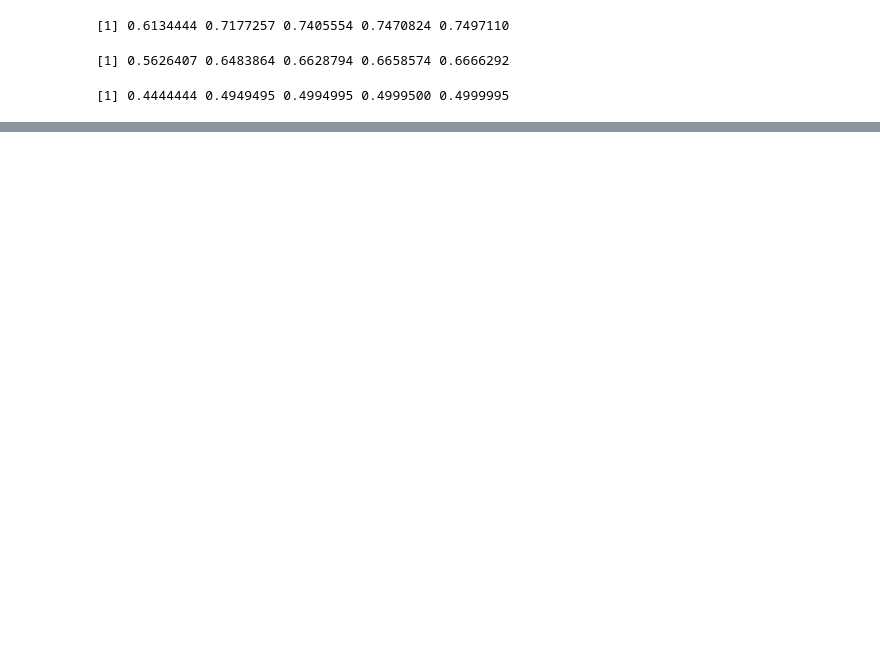
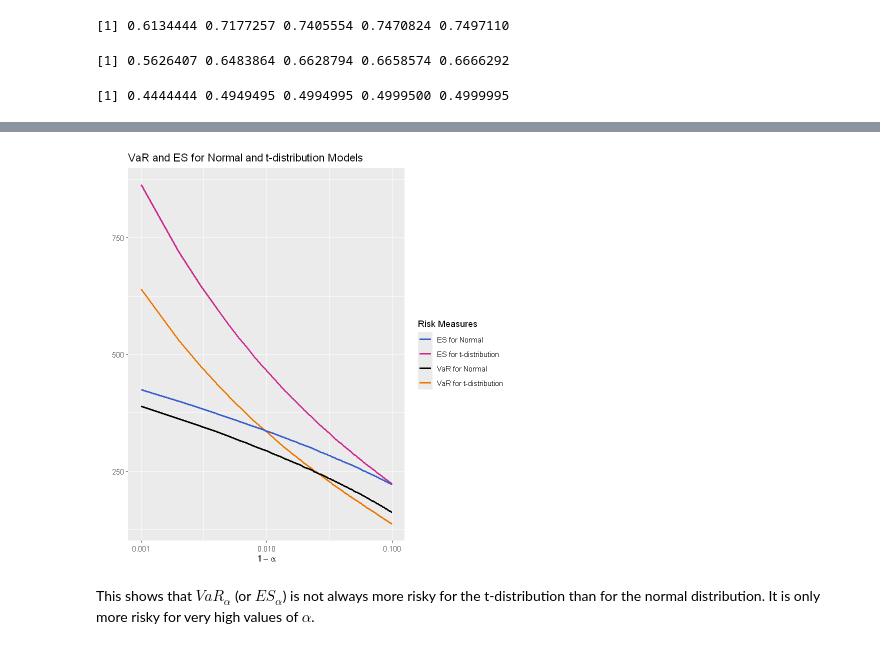
Before and after one commit to mmogit11/QRM_R, a Jupyter notebook: QRM_R.ipynb, the cells around one changed output, grey strips where cells are left out. Drawn from its saved outputs; the diff is of its cells as text; code cells hidden in the pictures; blank space fills up the shorter version.

```diff
--- a/QRM_R.ipynb
+++ b/QRM_R.ipynb
@@ -236,0 +247,45 @@ VaR_t(alpha, loc = 0, scale = 1, df = 2) / ES_t(alpha, loc = 0, scale = 1, df =
+# %%
+library(qrmtools)
+library(tidyverse)
+library(dplyr)
+library(ggplot2)
+
+# Parameters
+V <- 10000 # value of the portfolio today
+sig <- 0.2/sqrt(252) # daily volatility (annualized volatility of 20%)
+nu <- 4 # degrees of freedom for the t distribution
+alpha <- seq(0.9, 0.999, length.out = 100)
+
+# Calculate VaR and ES for normal and t-distribution models
+VaR_n <- VaR_t(alpha, scale = V * sig, df = Inf) # VaR_alpha under normal
+VaR_t_val <- VaR_t(alpha, scale = V * sig * sqrt((nu - 2) / nu), df = nu) # VaR_alpha under t
+ES_n <- ES_t(alpha, scale = V * sig, df = Inf) # ES_alpha under normal
+ES_t_val <- ES_t(alpha, scale = V * sig * sqrt((nu - 2) / nu), df = nu) # ES_alpha under t
+
+# Prepare the data for plotting
+data <- data.frame(
+  alpha = 1 - alpha,  # we use 1-alpha for the x-axis
+  VaR_normal = VaR_n,
+  VaR_t = VaR_t_val,
+  ES_normal = ES_n,
+  ES_t = ES_t_val
+)
+
+# Plot using ggplot2 with log-scaled x-axis
+ggplot(data, aes(x = alpha)) +
+  geom_line(aes(y = ES_t, color = "ES for t-distribution"), size = 1) +
+  geom_line(aes(y = VaR_t, color = "VaR for t-distribution"), size = 1) +
+  geom_line(aes(y = ES_normal, color = "ES for Normal"), size = 1) +
+  geom_line(aes(y = VaR_normal, color = "VaR for Normal"), size = 1) +
+  scale_x_log10(name = expression(1 - alpha)) +  # Apply log scale to x-axis
+  labs(y = "", title = "VaR and ES for Normal and t-distribution Models") +
+  scale_color_manual(values = c("ES for t-distribution" = "maroon3",
+                                "VaR for t-distribution" = "darkorange2",
+                                "ES for Normal" = "royalblue3",
+                                "VaR for Normal" = "black")) +
+  guides(color = guide_legend(title = "Risk Measures"))
+# %% [output]
+[figure, added]
+# %% [markdown]
+
+This shows that $VaR_\alpha$ (or $ES_\alpha$) is not always more risky for the t-distribution than for the normal distribution. It is only more risky for very high values of $\alpha$.
```
Also changed, not shown: parts of 2 cells of this notebook.
